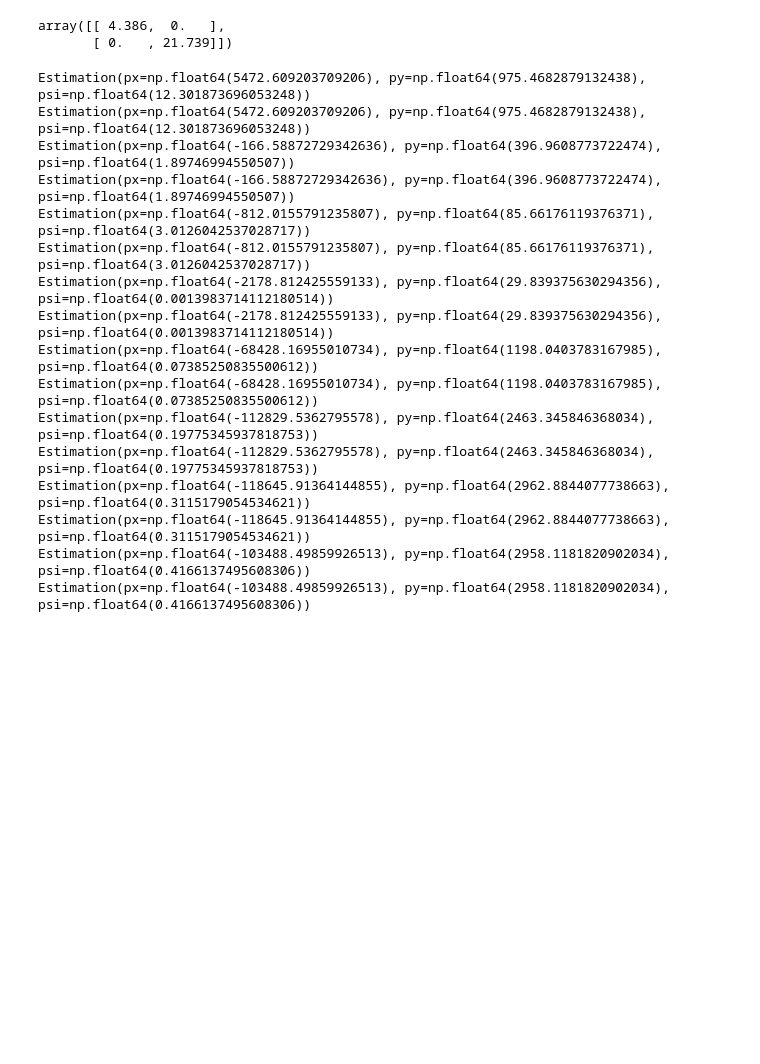
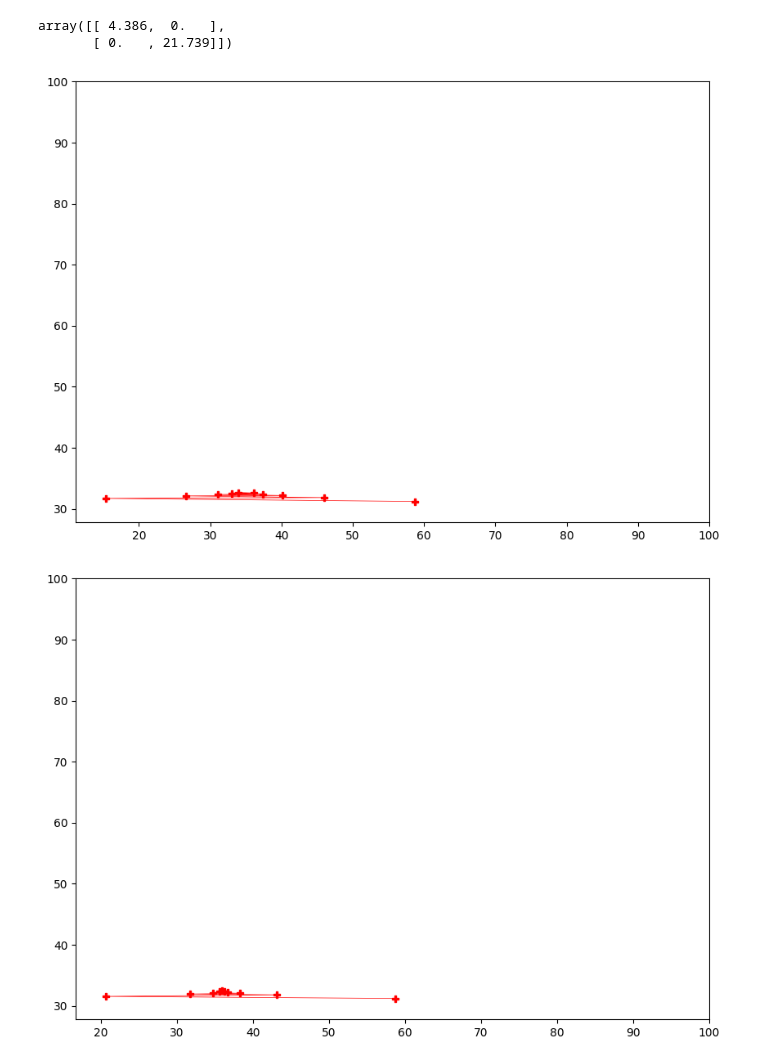
Before and after one commit to davidoroian/bsf_part_two, a Jupyter notebook: src/Project Part 2.ipynb, the cells around one changed output. Saved outputs shown, nothing was run; the diff lists cells and outputs as text; code cells hidden in the pictures; blank space fills up the shorter version.

Commit message:
plotting

```diff
--- a/src/Project Part 2.ipynb
+++ b/src/Project Part 2.ipynb
@@ -47,25 +41,14 @@ J = np.zeros((Grid_size,Grid_size))
+# %%
+Grid_size = 500
+x1s = np.linspace(100,100, Grid_size) # creating linearly spaced values in the interval (0, 1)
+x2s = np.linspace(100,100, Grid_size)
+x_grid,y_grid = np.meshgrid(x1s,x2s) # creating rectangular grid
+J = np.zeros((Grid_size,Grid_size))
 # %%
 for qr in qr_codes:
-    print(qr.estimation[9])
-    print(qr.estimation[9])
-    # plt.figure(figsize=(10,7))
-    # plt.contourf(x_grid,y_grid,J, 100)
-    # plt.colorbar()
-    # plt.plot([[estimation.px] for estimation in qr.estimation],[[estimation.py] for estimation in qr.estimation],c='r',marker="P",linewidth=0.5)
+    plt.figure(figsize=(10,7))
+    plt.contourf(x_grid,y_grid,J, 100)
+    plt.plot([[estimation.px] for estimation in qr.estimation],[[estimation.py] for estimation in qr.estimation],c='r',marker="P",linewidth=0.5)
 # %% [output]
-Estimation(px=np.float64(5472.609203709206), py=np.float64(975.4682879132438), psi=np.float64(12.301873696053248))
-Estimation(px=np.float64(5472.609203709206), py=np.float64(975.4682879132438), psi=np.float64(12.301873696053248))
-Estimation(px=np.float64(-166.58872729342636), py=np.float64(396.9608773722474), psi=np.float64(1.89746994550507))
-Estimation(px=np.float64(-166.58872729342636), py=np.float64(396.9608773722474), psi=np.float64(1.89746994550507))
-Estimation(px=np.float64(-812.0155791235807), py=np.float64(85.66176119376371), psi=np.float64(3.0126042537028717))
-Estimation(px=np.float64(-812.0155791235807), py=np.float64(85.66176119376371), psi=np.float64(3.0126042537028717))
-Estimation(px=np.float64(-2178.812425559133), py=np.float64(29.839375630294356), psi=np.float64(0.0013983714112180514))
-Estimation(px=np.float64(-2178.812425559133), py=np.float64(29.839375630294356), psi=np.float64(0.0013983714112180514))
-Estimation(px=np.float64(-68428.16955010734), py=np.float64(1198.0403783167985), psi=np.float64(0.07385250835500612))
-Estimation(px=np.float64(-68428.16955010734), py=np.float64(1198.0403783167985), psi=np.float64(0.07385250835500612))
-Estimation(px=np.float64(-112829.5362795578), py=np.float64(2463.345846368034), psi=np.float64(0.19775345937818753))
-Estimation(px=np.float64(-112829.5362795578), py=np.float64(2463.345846368034), psi=np.float64(0.19775345937818753))
-Estimation(px=np.float64(-118645.91364144855), py=np.float64(2962.8844077738663), psi=np.float64(0.3115179054534621))
-Estimation(px=np.float64(-118645.91364144855), py=np.float64(2962.8844077738663), psi=np.float64(0.3115179054534621))
-Estimation(px=np.float64(-103488.49859926513), py=np.float64(2958.1181820902034), psi=np.float64(0.4166137495608306))
-Estimation(px=np.float64(-103488.49859926513), py=np.float64(2958.1181820902034), psi=np.float64(0.4166137495608306))
+[figure, added]
+[figure, added]
```
Also changed, not shown: parts of 3 cells of this notebook.
